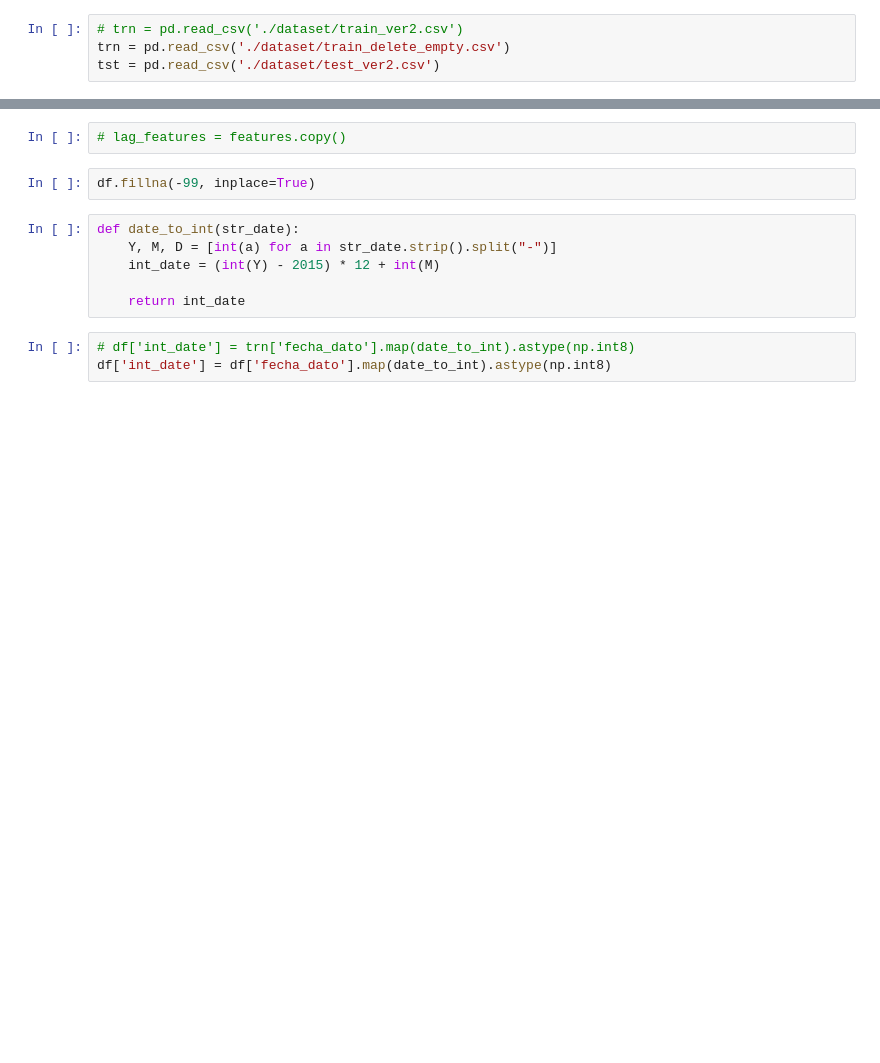
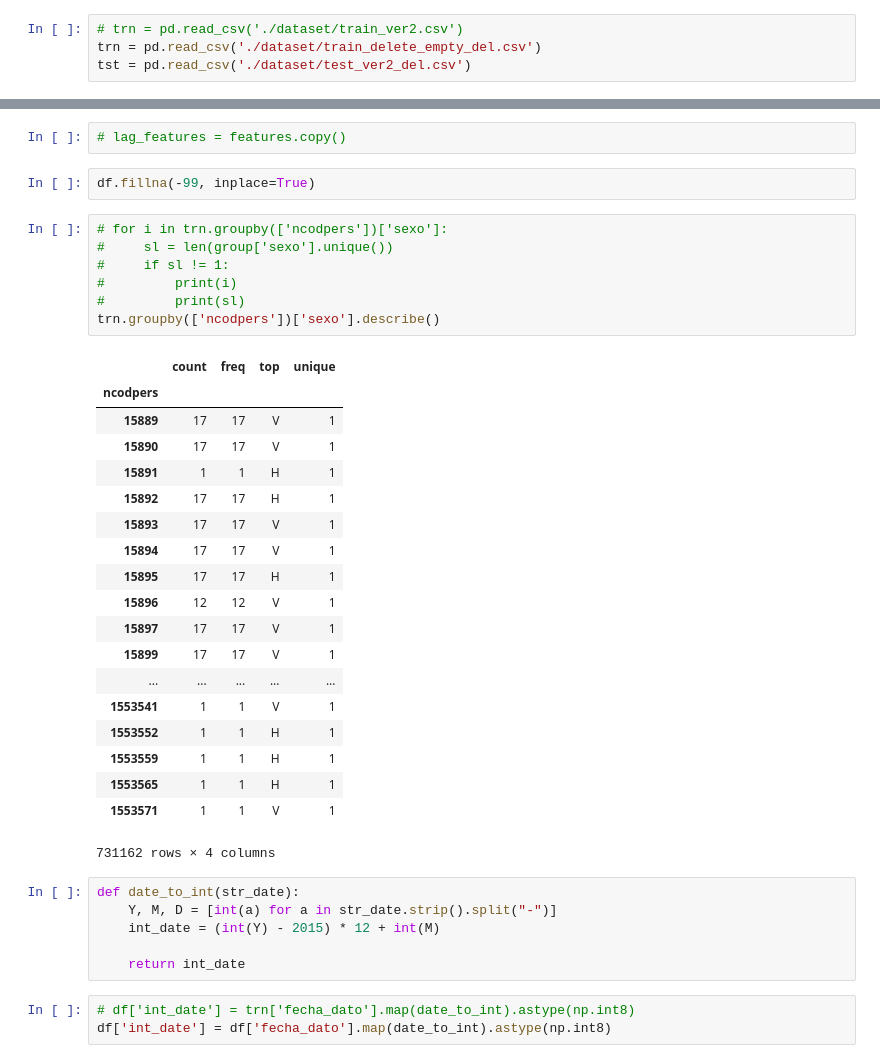
Before and after one commit to sp9103/KaggleStudy, a Jupyter notebook: Santander/baseline_ver2.ipynb, the cells around one changed output, grey strips where cells are left out. Drawn from its saved outputs; the diff is of its cells as text; blank space fills up the shorter version.

```diff
--- a/Santander/baseline_ver2.ipynb
+++ b/Santander/baseline_ver2.ipynb
@@ -6,5 +6,5 @@ import xgboost as xgb
 np.random.seed(2019)
 # %%
 # trn = pd.read_csv('./dataset/train_ver2.csv')
-trn = pd.read_csv('./dataset/train_delete_empty.csv')
-tst = pd.read_csv('./dataset/test_ver2.csv')
+trn = pd.read_csv('./dataset/train_delete_empty_del.csv')
+tst = pd.read_csv('./dataset/test_ver2_del.csv')
@@ -65,6 +114,33 @@ features += ['ult_fec_cli_1t_month', 'ult_fec_cli_1t_year']
 # lag_features = features.copy()
 # %%
 df.fillna(-99, inplace=True)
+# %%
+# for i in trn.groupby(['ncodpers'])['sexo']:
+#     sl = len(group['sexo'].unique())
+#     if sl != 1:
+#         print(i)
+#         print(sl)
+trn.groupby(['ncodpers'])['sexo'].describe()
+# %% [output]
+|  | count | freq | top | unique |
+| ncodpers |  |  |  |  |
+| 15889 | 17 | 17 | V | 1 |
+| 15890 | 17 | 17 | V | 1 |
+| 15891 | 1 | 1 | H | 1 |
+| 15892 | 17 | 17 | H | 1 |
+| 15893 | 17 | 17 | V | 1 |
+| 15894 | 17 | 17 | V | 1 |
+| 15895 | 17 | 17 | H | 1 |
+| 15896 | 12 | 12 | V | 1 |
+| 15897 | 17 | 17 | V | 1 |
+| 15899 | 17 | 17 | V | 1 |
+| ... | ... | ... | ... | ... |
+| 1553541 | 1 | 1 | V | 1 |
+| 1553552 | 1 | 1 | H | 1 |
+| 1553559 | 1 | 1 | H | 1 |
+| 1553565 | 1 | 1 | H | 1 |
+| 1553571 | 1 | 1 | V | 1 |
+731162 rows × 4 columns
 # %%
 def date_to_int(str_date):
     Y, M, D = [int(a) for a in str_date.strip().split("-")]
```
Also changed, not shown: parts of 16 cells of this notebook.
